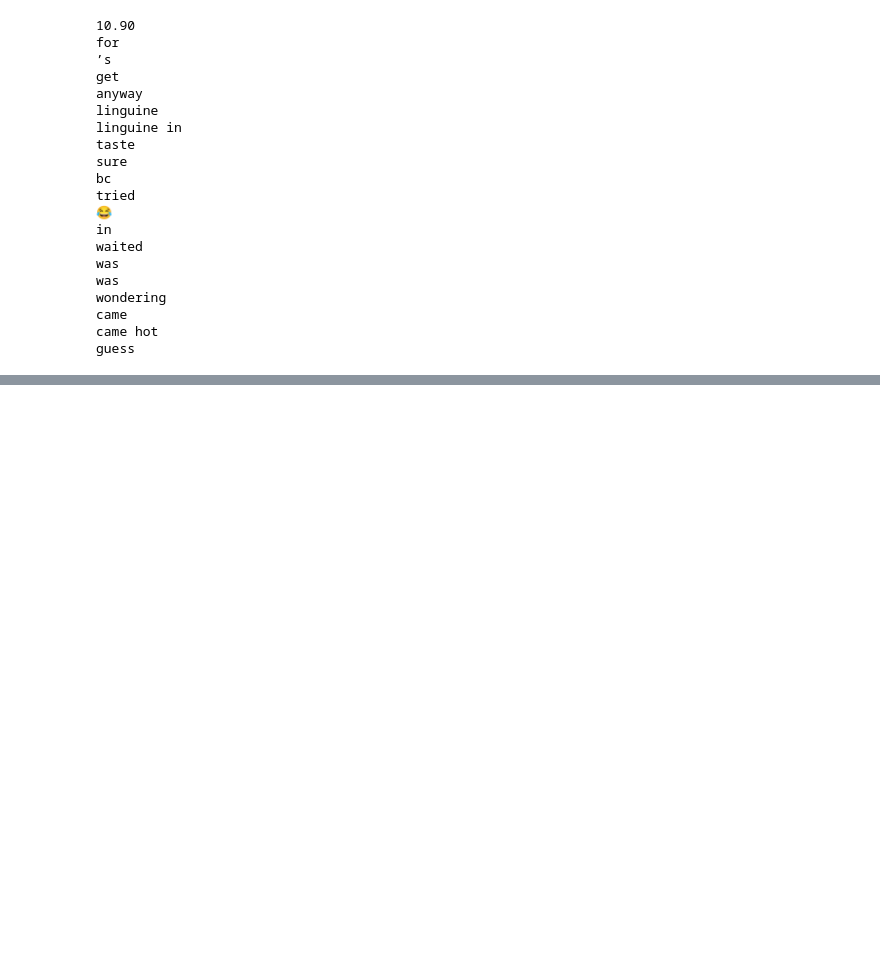
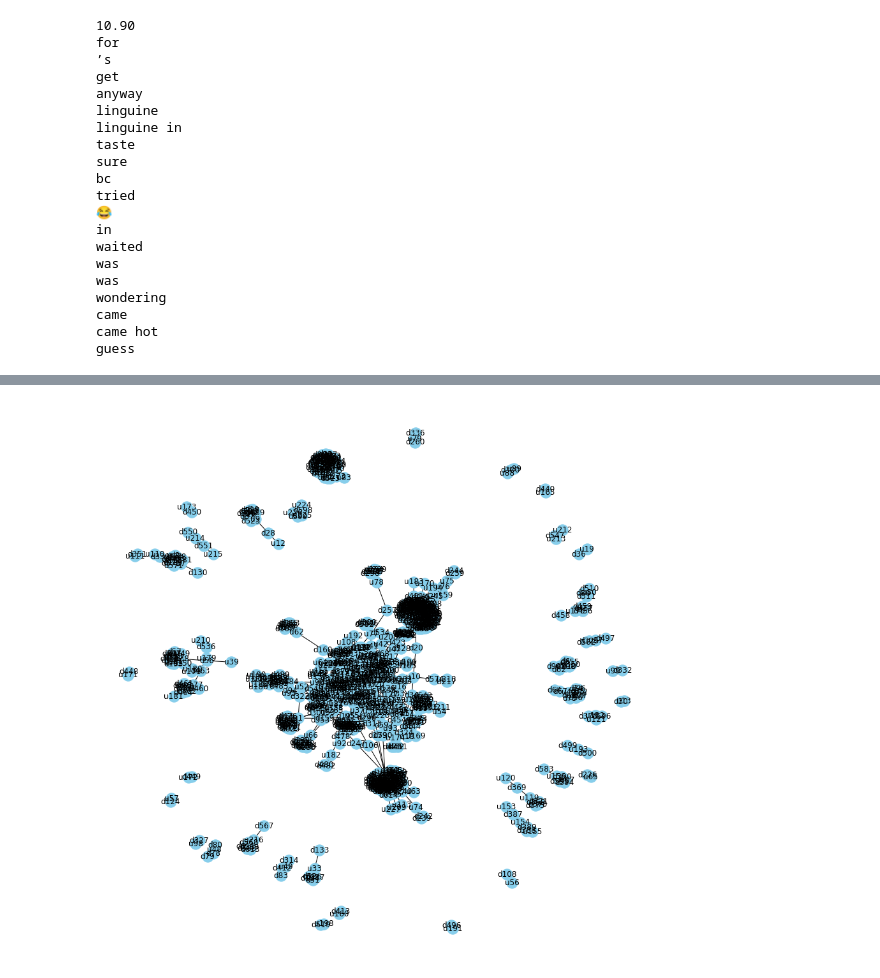
Before and after one commit to ravi-gopalan/DAND_Data_Wrangling, a Jupyter notebook: post_training_processing.ipynb, the cells around one changed output, grey strips where cells are left out. Saved outputs shown, nothing was run; the diff lists cells and outputs as text; code cells hidden in the pictures; blank space fills up the shorter version.

```diff
--- a/post_training_processing.ipynb
+++ b/post_training_processing.ipynb
@@ -895,0 +905,24 @@ get_relation(eval_new_df['text'][5])
+# %%
+user_id_list = list(eval_new_df['user'].unique())
+u_ids = ['u'+str(item) for item in list(np.linspace(0,len(user_id_list)-1,len(user_id_list),dtype='int'))]
+
+user_map_dict = {}
+
+for id_, u_id in zip(user_id_list, u_ids):
+  user_map_dict[id_] = u_id
+
+dish_id_list = list(eval_new_df['dish'].unique())
+d_ids = ['d'+str(item) for item in list(np.linspace(0,len(dish_id_list)-1,len(dish_id_list),dtype='int'))]
+
+dish_map_dict = {}
+
+for id_, d_id in zip(dish_id_list, d_ids):
+  dish_map_dict[id_] = d_id
+
+rest_id_list = list(eval_new_df['restaurant'].unique())
+r_ids = ['r'+str(item) for item in list(np.linspace(0,len(rest_id_list)-1,len(rest_id_list),dtype='int'))]
+
+rest_map_dict = {}
+
+for id_, r_id in zip(rest_id_list, r_ids):
+  rest_map_dict[id_] = r_id
@@ -908,0 +1024,11 @@ G
+# %%
+G = nx.from_pandas_edgelist(df_graph_anal,'user_remapped','dish_remapped',edge_attr=True)
+# %%
+plt.figure(figsize=(12,12))
+
+pos = nx.spring_layout(G)
+#pos = nx.spectral_layout(G)
+nx.draw(G, with_labels=True, node_color='skyblue', edge_cmap=plt.cm.Blues, pos = pos)
+plt.show()
+# %% [output]
+[figure, added]
```
Also changed, not shown: parts of 48 cells of this notebook.
